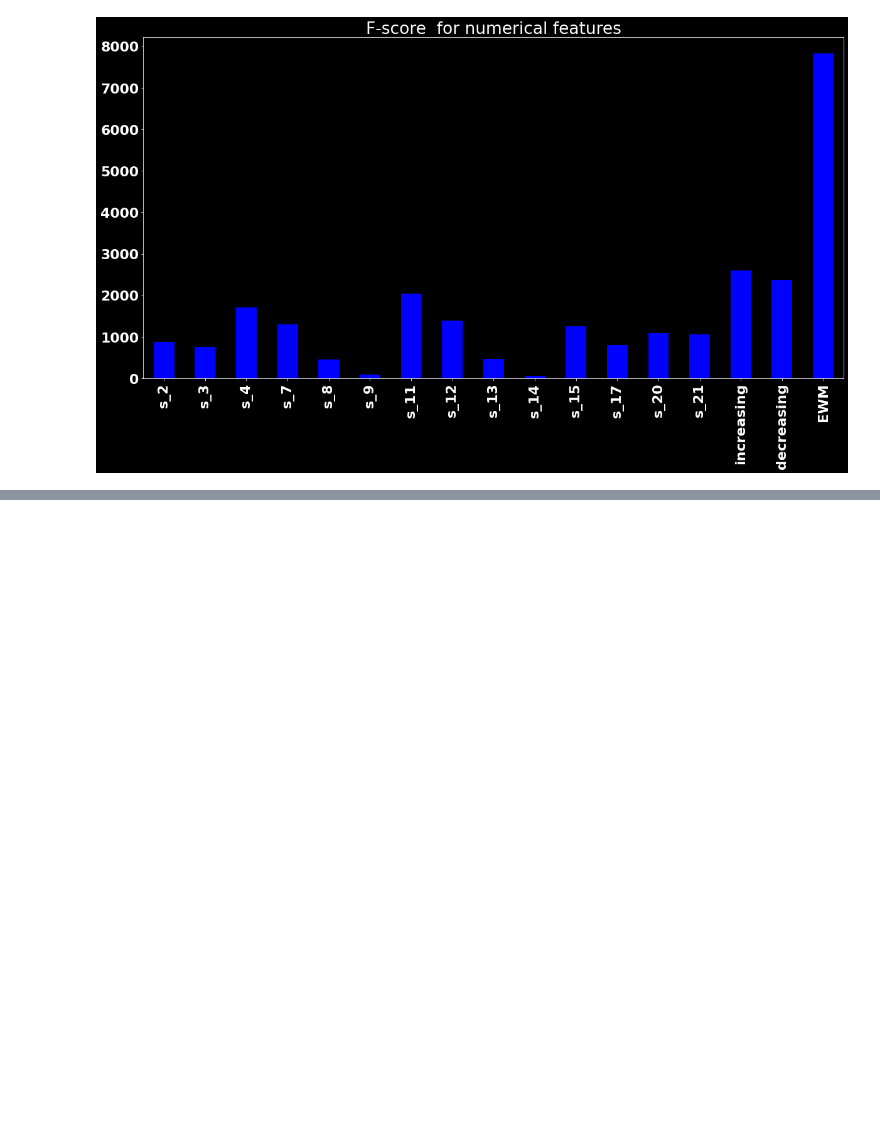
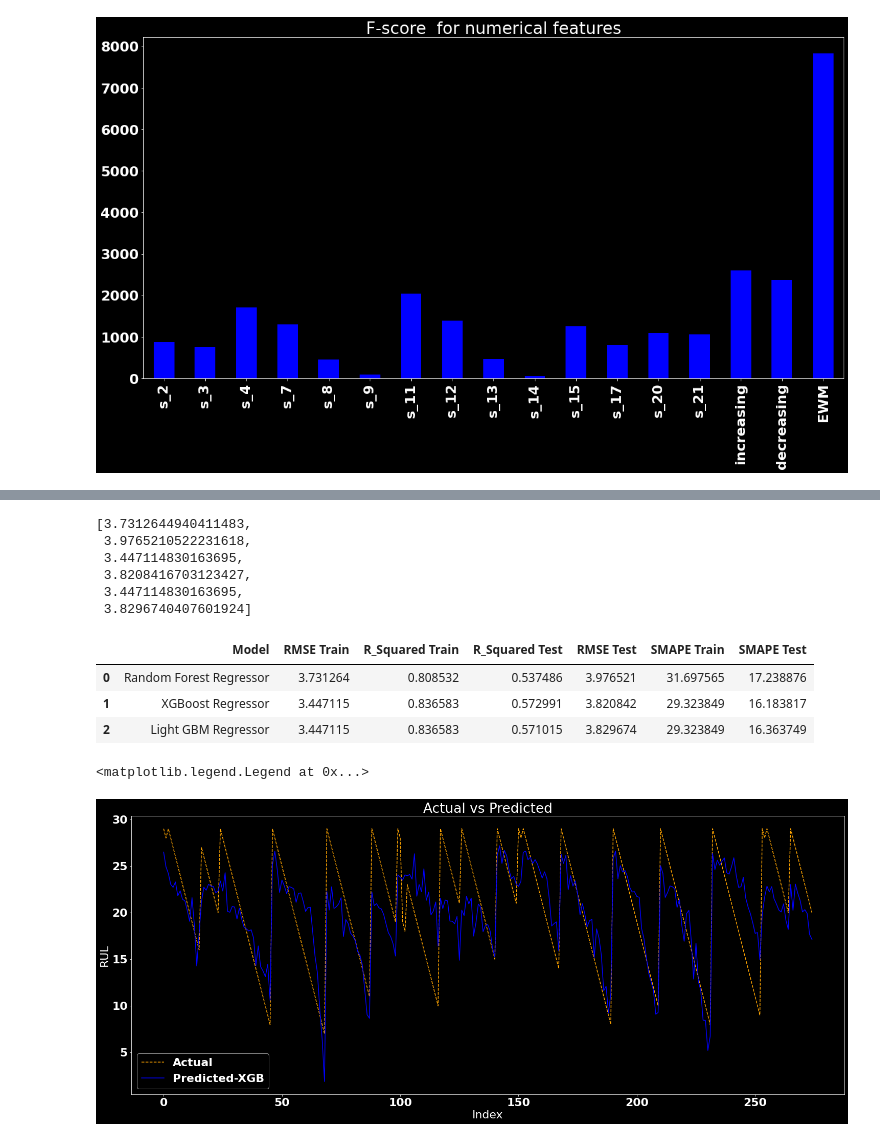
Before and after one commit to rajuzumaki2207/Time_series_Sequence, a Jupyter notebook: RUL_TurboFan/3_TurboFan_XGR_LGBMR.ipynb, the cells around one changed output, grey strips where cells are left out. Saved outputs shown, nothing was run; the diff lists cells and outputs as text; code cells hidden in the pictures; blank space fills up the shorter version.

```diff
--- a/RUL_TurboFan/3_TurboFan_XGR_LGBMR.ipynb
+++ b/RUL_TurboFan/3_TurboFan_XGR_LGBMR.ipynb
@@ -601,0 +822,31 @@ Text(0.5, 1.0, 'F-score  for numerical features')
+# %%
+rmse_train= []
+
+smape_train= []
+
+rmse_test=[]
+
+smape_test=[]
+
+r_train=[]
+
+r_test=[]
+# %%
+(rms)
+# %% [output]
+[3.7312644940411483,
+ 3.9765210522231618,
+ 3.447114830163695,
+ 3.8208416703123427,
+ 3.447114830163695,
+ 3.8296740407601924]
+# %%
+for i in range(len(rms)):
+    if i%2==0:
+        rmse_train.append(rms[i])
+        smape_train.append(sma[i])
+        r_train.append(variance[i])
+    else:
+        rmse_test.append(rms[i])
+        smape_test.append(sma[i])
+        r_test.append(variance[i])
@@ -601,0 +867,32 @@ Text(0.5, 1.0, 'F-score  for numerical features')
+# %%
+scores
+# %% [output]
+|  | Model | RMSE Train | R_Squared Train | R_Squared Test | RMSE Test | SMAPE Train | SMAPE Test |
+| 0 | Random Forest Regressor | 3.731264 | 0.808532 | 0.537486 | 3.976521 | 31.697565 | 17.238876 |
+| 1 | XGBoost Regressor | 3.447115 | 0.836583 | 0.572991 | 3.820842 | 29.323849 | 16.183817 |
+| 2 | Light GBM Regressor | 3.447115 | 0.836583 | 0.571015 | 3.829674 | 29.323849 | 16.363749 |
+# %%
+y_actual= y_test_reg.tolist()
+
+y_pred= y_pred.tolist() ##from XBG
+# %%
+index=[]
+for i in range (len(y_actual)):
+    index.append(i)
+# %%
+plt.figure(figsize=(25,10))
+
+plt.plot(index,y_actual,color='orange',linestyle='dashed')
+
+plt.plot(index,y_pred,color='blue')
+
+plt.ylabel('RUL')
+
+plt.xlabel('Index')
+
+plt.title('Actual vs Predicted')
+
+plt.legend(['Actual','Predicted-XGB'])
+# %% [output]
+<matplotlib.legend.Legend at 0x...>
+[figure, added]
```
Also changed, not shown: parts of 33 cells of this notebook.
